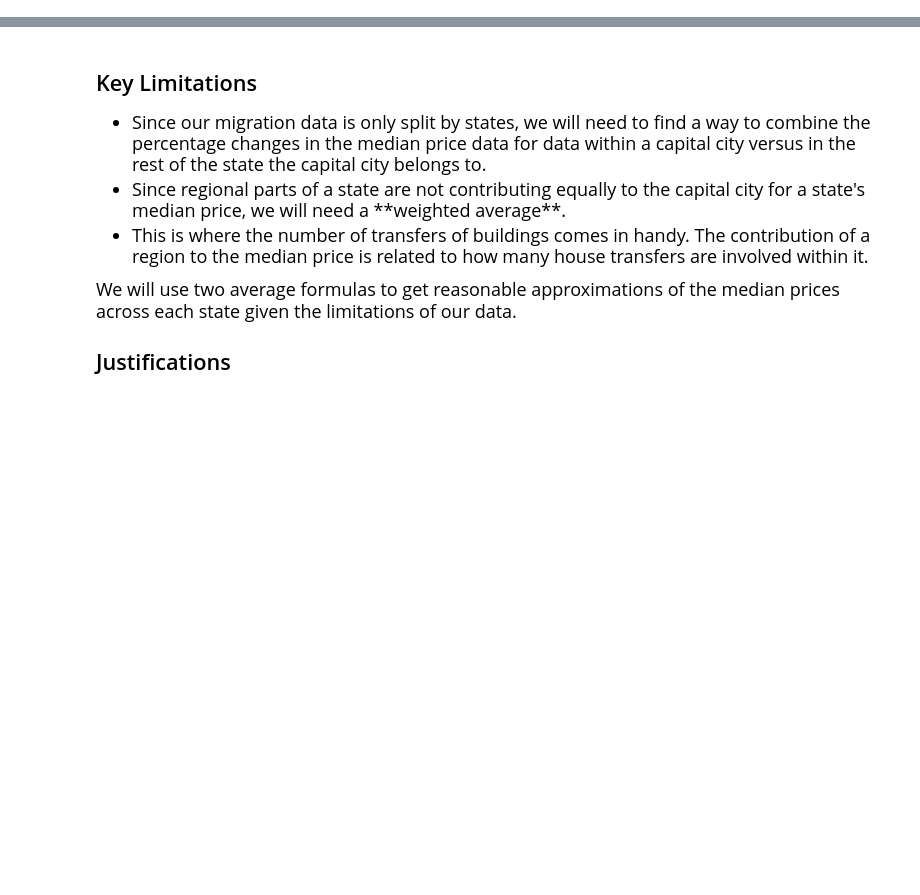
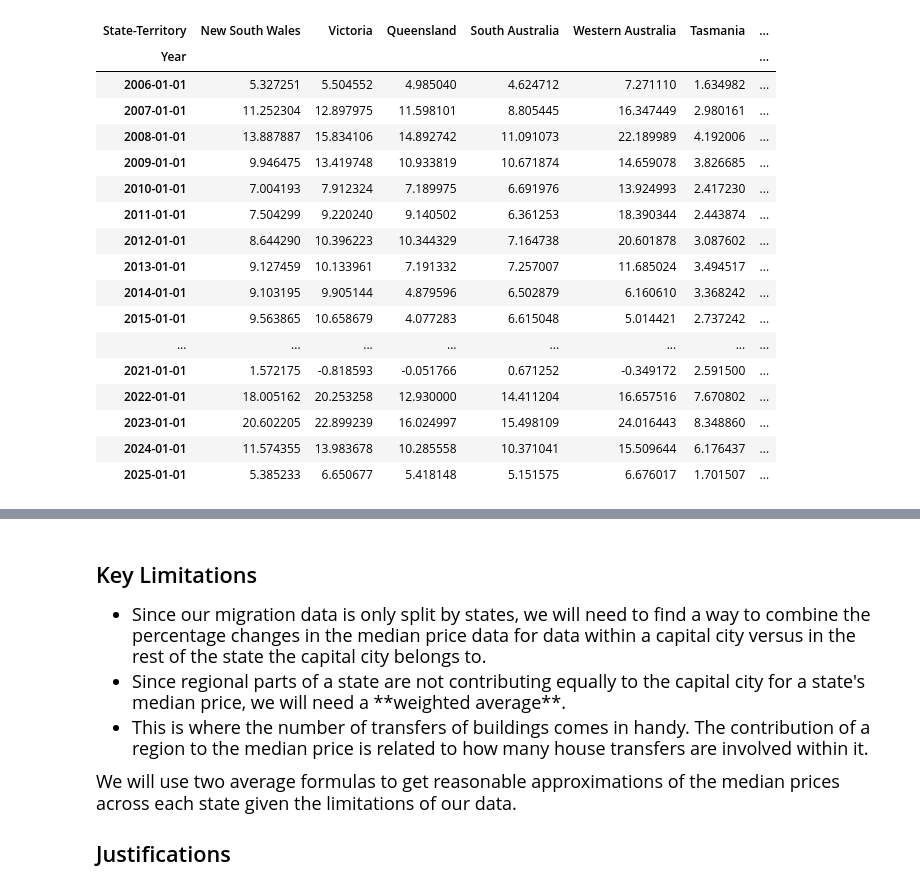
Before and after one commit to aydinkhan2005/Investigating-Factors-Affecting-Housing-in-Australia, a Jupyter notebook: notebooks/EDA_A.ipynb, the cells around one changed output, grey strips where cells are left out. Saved outputs shown, nothing was run; the diff lists cells and outputs as text; code cells hidden in the pictures; blank space fills up the shorter version.

```diff
--- a/notebooks/EDA_A.ipynb
+++ b/notebooks/EDA_A.ipynb
@@ -107,0 +46,7 @@ pct_migration_changes
+# %%
+migration_data_reshaped = migration_data.groupby(['Year', 'State-Territory'])['Total'].mean()
+cols_to_drop = ['Christmas Island', 'Cocos (Keeling) Islands', 'Jervis Bay', 'Norfolk Island', 'Not Stated', 'Other Territories', 'Total']
+migration_data_reshaped = migration_data_reshaped.drop(labels=cols_to_drop, level='State-Territory')
+migration_data_reshaped = migration_data_reshaped.unstack(level=1)
+migration_data_reshaped.index = pd.to_datetime(migration_data_reshaped.index, format='%Y')
+migration_data_reshaped
@@ -107,0 +149,24 @@ pct_migration_changes
+# %%
+# the population and migration data have their column orders mismatched. this must be fixed
+migration_data_reshaped = migration_data_reshaped[population_data.columns]
+migration_per_capita = pd.DataFrame(migration_data_reshaped.values / population_data.values * 1000, index=migration_data_reshaped.index, columns=migration_data_reshaped.columns)
+migration_per_capita
+# %% [output]
+| State-Territory | New South Wales | Victoria | Queensland | South Australia | Western Australia | Tasmania | ... |
+| Year |  |  |  |  |  |  | ... |
+| 2006-01-01 | 5.327251 | 5.504552 | 4.985040 | 4.624712 | 7.271110 | 1.634982 | ... |
+| 2007-01-01 | 11.252304 | 12.897975 | 11.598101 | 8.805445 | 16.347449 | 2.980161 | ... |
+| 2008-01-01 | 13.887887 | 15.834106 | 14.892742 | 11.091073 | 22.189989 | 4.192006 | ... |
+| 2009-01-01 | 9.946475 | 13.419748 | 10.933819 | 10.671874 | 14.659078 | 3.826685 | ... |
+| 2010-01-01 | 7.004193 | 7.912324 | 7.189975 | 6.691976 | 13.924993 | 2.417230 | ... |
+| 2011-01-01 | 7.504299 | 9.220240 | 9.140502 | 6.361253 | 18.390344 | 2.443874 | ... |
+| 2012-01-01 | 8.644290 | 10.396223 | 10.344329 | 7.164738 | 20.601878 | 3.087602 | ... |
+| 2013-01-01 | 9.127459 | 10.133961 | 7.191332 | 7.257007 | 11.685024 | 3.494517 | ... |
+| 2014-01-01 | 9.103195 | 9.905144 | 4.879596 | 6.502879 | 6.160610 | 3.368242 | ... |
+| 2015-01-01 | 9.563865 | 10.658679 | 4.077283 | 6.615048 | 5.014421 | 2.737242 | ... |
+| ... | ... | ... | ... | ... | ... | ... | ... |
+| 2021-01-01 | 1.572175 | -0.818593 | -0.051766 | 0.671252 | -0.349172 | 2.591500 | ... |
+| 2022-01-01 | 18.005162 | 20.253258 | 12.930000 | 14.411204 | 16.657516 | 7.670802 | ... |
+| 2023-01-01 | 20.602205 | 22.899239 | 16.024997 | 15.498109 | 24.016443 | 8.348860 | ... |
+| 2024-01-01 | 11.574355 | 13.983678 | 10.285558 | 10.371041 | 15.509644 | 6.176437 | ... |
+| 2025-01-01 | 5.385233 | 6.650677 | 5.418148 | 5.151575 | 6.676017 | 1.701507 | ... |
```
Also changed, not shown: parts of 28 cells of this notebook, 3 other files.
